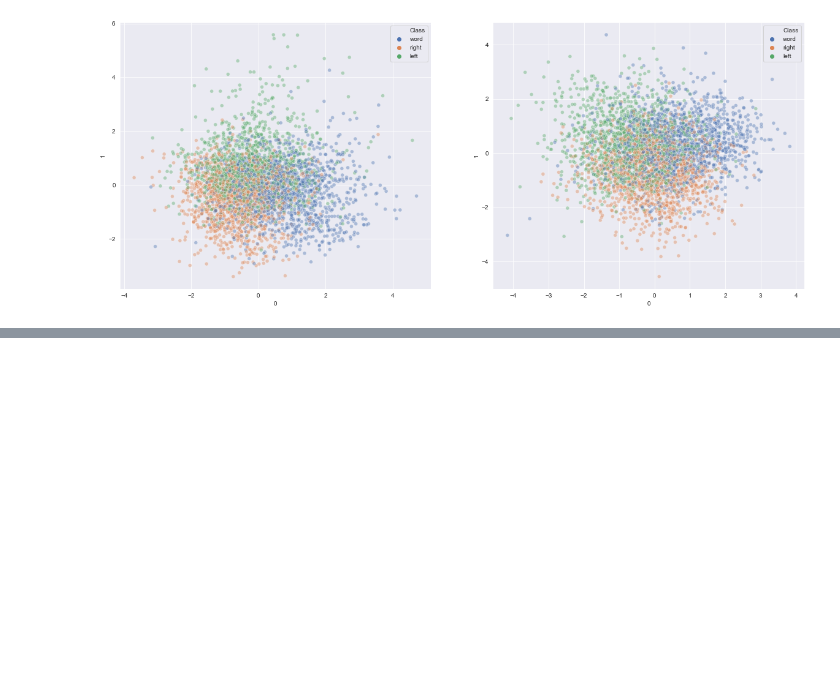
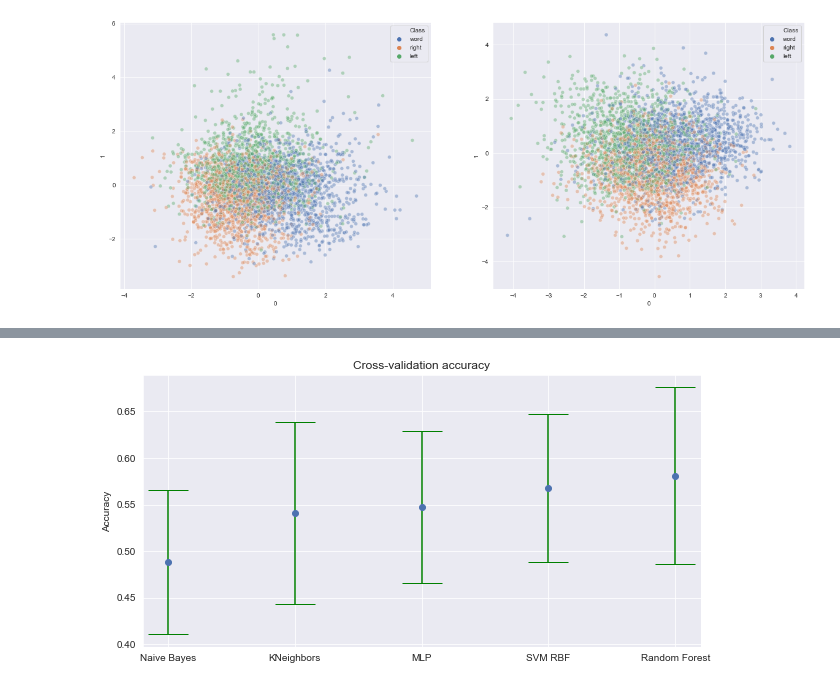
Before and after one commit to josebasierra/clasificacion-imagenes-mentales-APA, a Jupyter notebook: script.ipynb, the cells around one changed output, grey strips where cells are left out. Drawn from its saved outputs; the diff is of its cells as text; code cells hidden in the pictures; blank space fills up the shorter version.

Commit message:
Cross-validation data and plot visualization for selection of the final model.

```diff
--- a/script.ipynb
+++ b/script.ipynb
@@ -310,13 +347,15 @@ Test accuracy:
 from sklearn.neural_network import MLPClassifier
 
 # MLP default solver = 'adam', activation = 'relu'
-pipeline = Pipeline([('scaler', scaler), ('pca', pca), ('clf', MLPClassifier(max_iter=100))])
+pipeline = Pipeline([('scaler', scaler), ('pca', pca), ('clf', MLPClassifier(max_iter=500))])
 
-alphas = np.linspace(0.00001,0.02,20)
+alphas = np.linspace(0.00001,0.02,10)
 parameter_space = {
     'clf__alpha': alphas,
     'clf__hidden_layer_sizes':[(5,),(10,),(15,)]
 }
 
-model = execute(pipeline, parameter_space)
+MLP_model, MLP_data = execute(pipeline, parameter_space)
+MLP_data['model'] = 'MLP'
+MLP_data
 # %% [output]
@@ -333,7 +367,11 @@ Test accuracy:
 # %%
+# pendiente mirar lab svm para explorar hiperparametros
 from sklearn.svm import SVC
 
-pipeline = Pipeline([('scaler', scaler), ('pca', pca), ('clf', SVC(random_state=1, gamma='scale'))])
+# SVM with RBF kernel
+pipeline = Pipeline([('scaler', scaler), ('pca', pca), ('clf', SVC(gamma='scale'))])
 
-model = execute(pipeline)
+SVMRBF_model, SVMRBF_data = execute(pipeline)
+SVMRBF_data['model'] = 'SVM RBF'
+SVMRBF_data
 # %% [output]
@@ -346,7 +381,10 @@ Test accuracy:
 # %%
+# pendiente mirar lab random forest para explorar hiperparametros
 from sklearn.ensemble import RandomForestClassifier
 
-pipeline = Pipeline([('scaler', scaler), ('clf', RandomForestClassifier(random_state=1, n_estimators=1000, n_jobs=-1))])
+pipeline = Pipeline([('scaler', scaler), ('clf', RandomForestClassifier(n_estimators=1000, n_jobs=-1))])
 
-model = execute(pipeline)
+randomforest_model, randomforest_data = execute(pipeline)
+randomforest_data['model'] = 'Random Forest'
+randomforest_data
 # %% [output]
@@ -371,0 +396,8 @@ Test accuracy:
+# %%
+df = pd.concat([nbayes_data, kneigh_data, MLP_data, SVMRBF_data, randomforest_data], sort = False)
+df.reset_index(drop=True, inplace=True)
+column_model = df['model']
+df.drop(labels=['model'], axis=1,inplace = True)
+df.insert(0, 'model', column_model)
+
+df
@@ -371,0 +411,9 @@ Test accuracy:
+# %%
+fig = plt.figure(figsize=(10,5))
+
+ax = fig.add_subplot(1,1,1)
+plt.title('Cross-validation accuracy')
+plt.ylabel('Accuracy')
+plt.errorbar(df.model, df.mean_test_score, yerr=df.std_test_score, fmt='o',ecolor='g', capsize=20);
+# %% [output]
+[figure, added]
```
Also changed, not shown: parts of 18 cells of this notebook.
